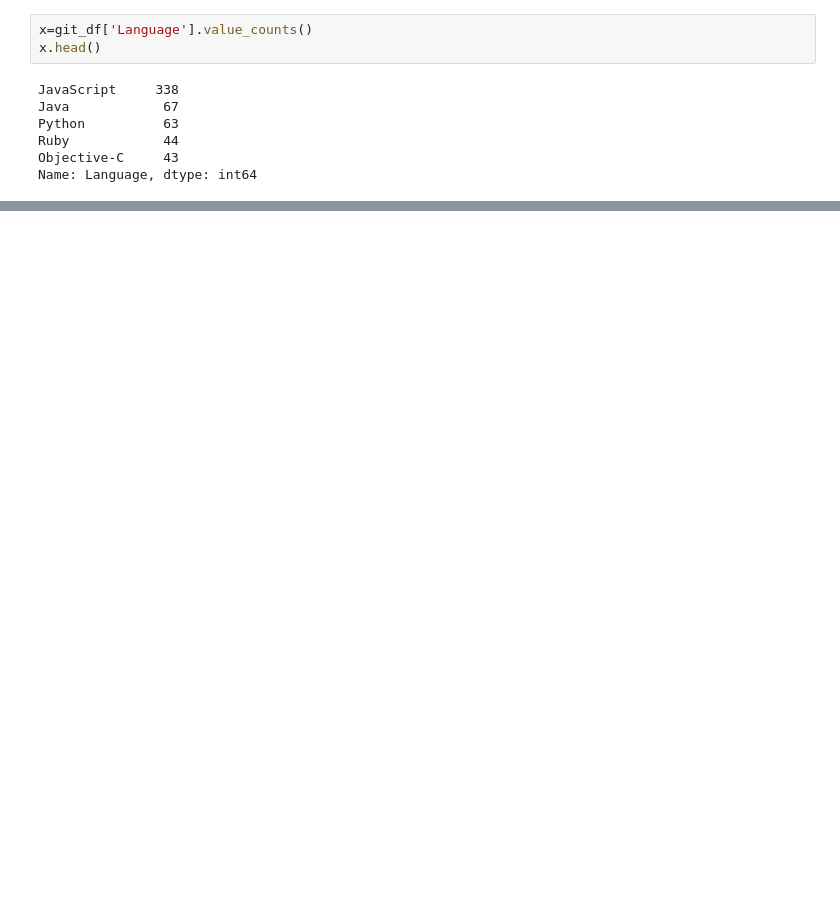
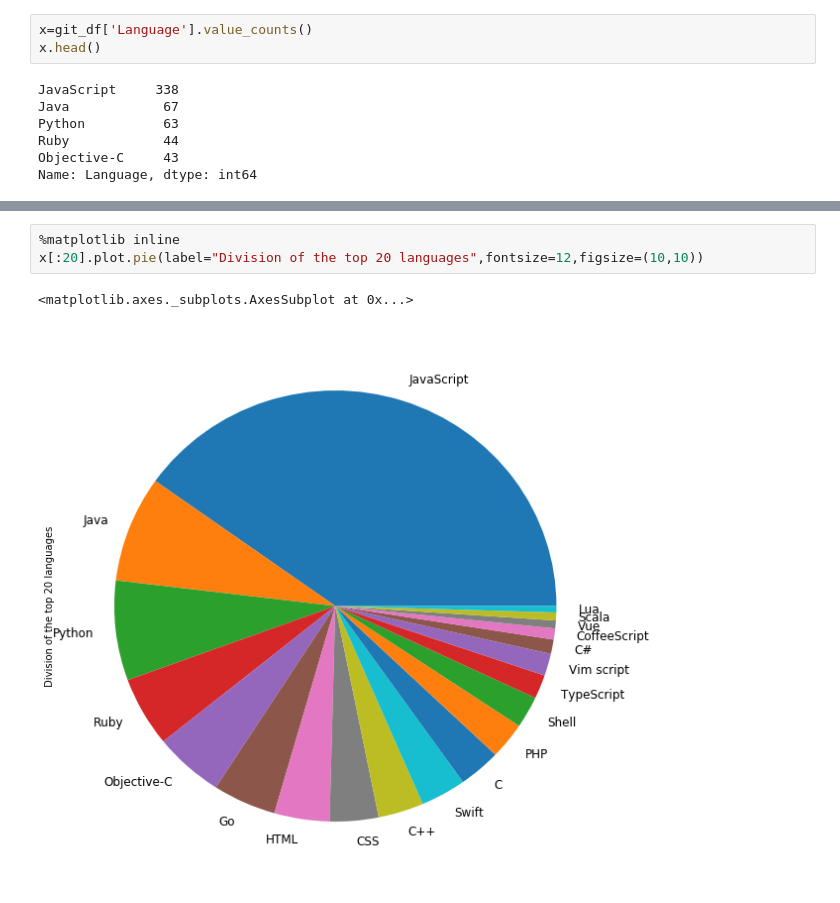
Before and after one commit to varbha/GitHub_Repository_Analysis, a Jupyter notebook: Top Projects on Github.ipynb, the cells around one changed output, grey strips where cells are left out. Saved outputs shown, nothing was run; the diff lists cells and outputs as text; blank space fills up the shorter version.

```diff
--- a/Top Projects on Github.ipynb
+++ b/Top Projects on Github.ipynb
@@ -131,0 +156,6 @@ x[:5].plot.pie(label="Use of the top 5 languages",fontsize=20,figsize=(10,10))
+# %%
+%matplotlib inline
+x[:20].plot.pie(label="Division of the top 20 languages",fontsize=12,figsize=(10,10))
+# %% [output]
+<matplotlib.axes._subplots.AxesSubplot at 0x...>
+[figure, added]
```
Also changed, not shown: parts of 29 cells of this notebook.
